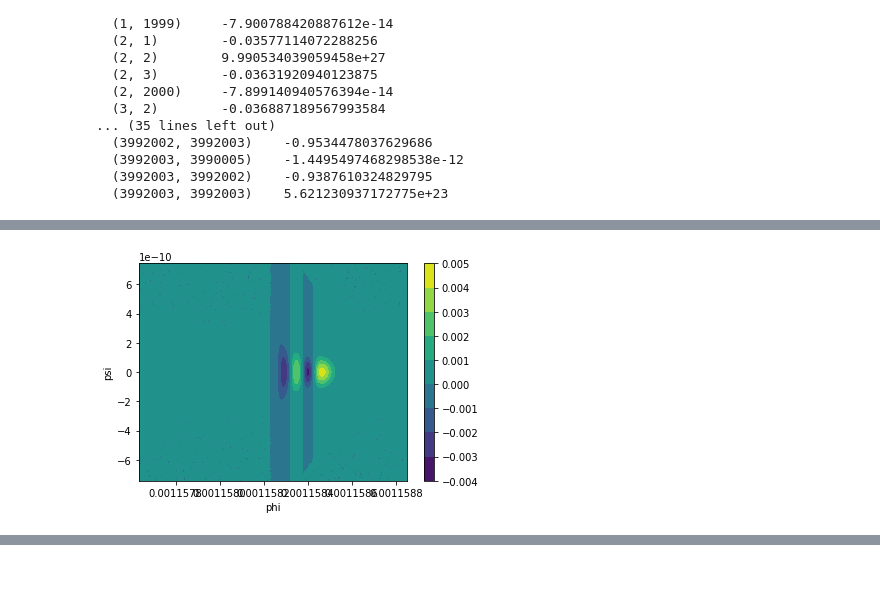
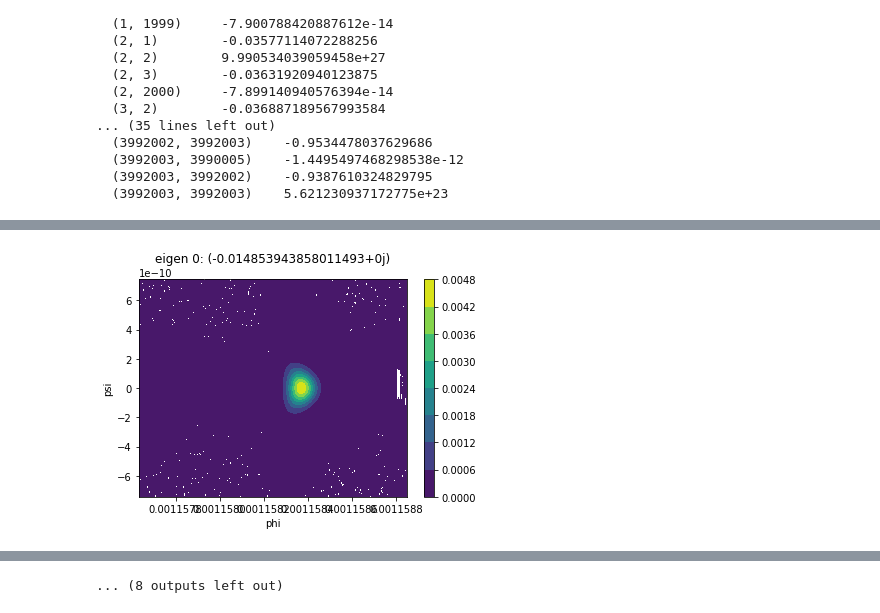
Before and after one commit to Koichi-Miyamoto/StochasticInflationDiffOpEigen, a Jupyter notebook: HybridPhiInflec_LogGrid_V0=1e-15_beta=1e3_nGrid2000.ipynb, the cells around one changed output, grey strips where cells are left out. Cells and saved outputs as stored; diff of their text form; code cells hidden in the pictures; blank space fills up the shorter version.

```diff
--- a/HybridPhiInflec_LogGrid_V0=1e-15_beta=1e3_nGrid2000.ipynb
+++ b/HybridPhiInflec_LogGrid_V0=1e-15_beta=1e3_nGrid2000.ipynb
@@ -200,6 +213,6 @@ fpFinDiff_DirDir = InfAdjFPFiniteDiff_ScipySp(
 #     for i2 in range(len(customGrid_psi_woEnd)):
 #         if maskMat[i1, i2]: fpFinDiff_DirDir[i1, i2] = 0
 
-eigVals_DirDir, eigVecs_DirDir = eigs(fpFinDiff_DirDir, 10, sigma=0, which='LM')
-eigVecsSort_DirDir = eigVecs_DirDir.T[np.argsort(np.abs(eigVals_DirDir))]
-eigValsSort_DirDir = eigVals_DirDir[np.argsort(np.abs(eigVals_DirDir))]
+eigVals_DirDir, eigVecs_DirDir = eigs(fpFinDiff_DirDir, eigenValNum, sigma=0, which='LM')
+eigVecsSort_DirDir = eigVecs_DirDir.T[np.argsort(eigVals_DirDir)]
+eigValsSort_DirDir = eigVals_DirDir[np.argsort(eigVals_DirDir)]
@@ -250,7 +270,7 @@ np.set_printoptions()
 customGrid_phi_woEnd = customGrid_phi[1:-1]
 customGrid_psi_woEnd = customGrid_psi[1:-1]
 
-for iEig in range(5):
+for iEig in range(eigenValNum):
     fig, ax1 = plt.subplots(1)
     cntr1 = ax1.contourf(customGrid_phi_woEnd, customGrid_psi_woEnd, np.reshape(eigVecsSort_NeuDir[iEig], (nGrid-2, nGrid-2)).T)
     fig.colorbar(cntr1, ax=ax1)
@@ -258,5 +278,6 @@ for iEig in range(5):
     ax1.set_ylabel("psi")
     ax1.set_xlim([phiLargeEtaMin, phiLargeEtaMax])
     ax1.set_ylim([5 * psiLargeEtaMin - 4 * psiLargeEtaMax, 5 * psiLargeEtaMax - 4 * psiLargeEtaMin])
+    ax1.set_title("eigen " + str(iEig) + ": " + str(eigValsSort_NeuDir[iEig]))
     plt.show()
 # %% [output]
@@ -268,7 +297,8 @@ for iEig in range(5):
 # %%
-for iEig in range(5):
+for iEig in range(eigenValNum):
     ax = plt.gca()
     plt.plot(customGrid_psi_woEnd, np.reshape(eigVecsSort_NeuDir[iEig], (nGrid-2, nGrid-2))[nGrid // 2,:], marker='.')
     ax.set_xlim([10 * psiLargeEtaMin - 9 * psiLargeEtaMax, 10 * psiLargeEtaMax - 9 * psiLargeEtaMin])
+    ax.set_title("eigen " + str(iEig) + ": " + str(eigValsSort_NeuDir[iEig]))
     plt.show()
 # %% [output]
@@ -280,7 +318,8 @@ for iEig in range(5):
 # %%
-for iEig in range(5):
+for iEig in range(eigenValNum):
     ax = plt.gca()
     plt.plot(customGrid_phi_woEnd, np.reshape(eigVecsSort_NeuDir[iEig], (nGrid-2, nGrid-2))[:,nGrid//2], marker=".")
     ax.set_xlim([phiLargeEtaMin, phiLargeEtaMax])
+    ax.set_title("eigen " + str(iEig) + ": " + str(eigValsSort_NeuDir[iEig]))
     plt.show()
 # %% [output]
@@ -292,13 +339,14 @@ for iEig in range(5):
 # %%
 # 固有関数のプロット
-for iEig in range(5):
+for iEig in range(eigenValNum):
     fig, ax1 = plt.subplots(1)
     cntr1 = ax1.contourf(customGrid_phi_woEnd, customGrid_psi_woEnd, np.reshape(eigVecsSort_DirDir[iEig], (nGrid-2, nGrid-2)).T)
     fig.colorbar(cntr1, ax=ax1)
     ax1.set_xlabel("phi")
     ax1.set_ylabel("psi")
     ax1.set_xlim([phiLargeEtaMin, phiLargeEtaMax])
     ax1.set_ylim([5 * psiLargeEtaMin - 4 * psiLargeEtaMax, 5 * psiLargeEtaMax - 4 * psiLargeEtaMin])
+    ax1.set_title("eigen " + str(iEig) + ": " + str(eigValsSort_DirDir[iEig]))
     plt.show()
 # %% [output]
-[figure, old version]
+[figure, new version]
@@ -309 +364,2 @@ for iEig in range(5):
+... (8 outputs left out)
 # %%
```
Also changed, not shown: parts of 13 cells of this notebook.
